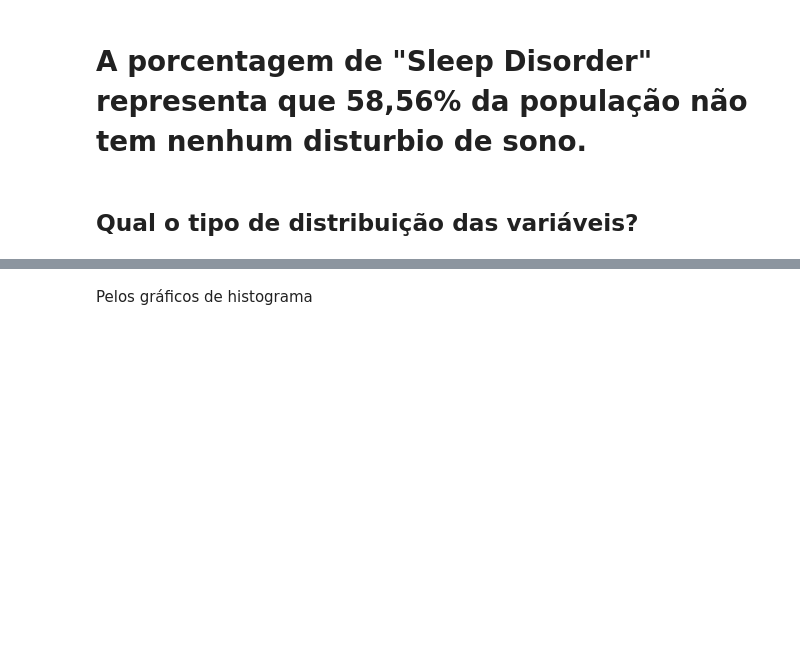
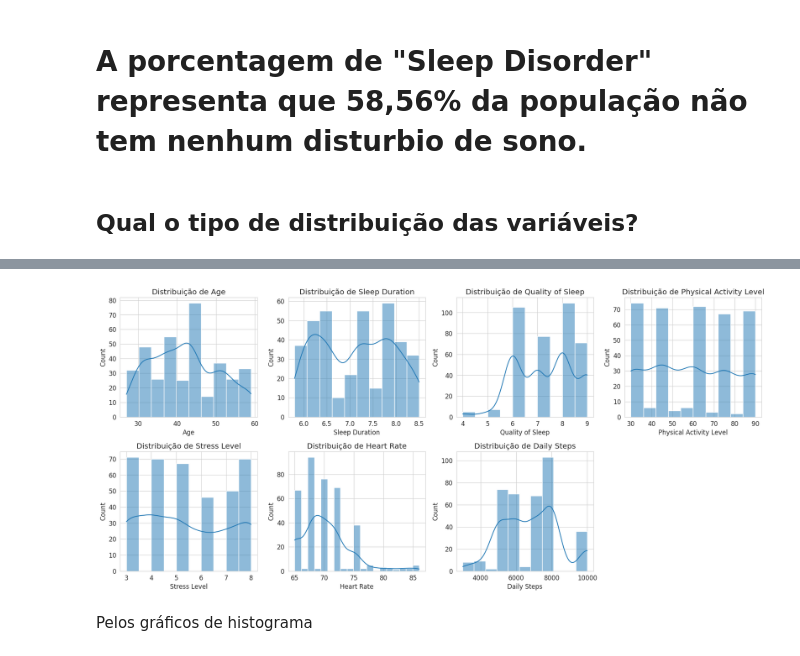
Before and after one commit to AndrielHenrique/Analise-de-Dados, a Jupyter notebook: base02.ipynb, the cells around one changed output, grey strips where cells are left out. Drawn from its saved outputs; the diff is of its cells as text; code cells hidden in the pictures; blank space fills up the shorter version.

```diff
--- a/base02.ipynb
+++ b/base02.ipynb
@@ -124,0 +141,4 @@ df.hist(bins=15, figsize=(30,12));
+# %%
+print("\nValores únicos em colunas:")
+for col in df.select_dtypes(include='object').columns:
+    print(f"- {col}: {df[col].unique()}")
@@ -124,0 +156,7 @@ df.hist(bins=15, figsize=(30,12));
+# %%
+print("\nDistribuição de Variáveis Categóricas:")
+for col in df.select_dtypes(include='object').columns:
+    print(f"\nContagem de valores para '{col}':")
+    print(df[col].value_counts())
+    print(f"\nProporção de valores para '{col}':")
+    print(df[col].value_counts(normalize=True) * 100)
@@ -124,0 +181,22 @@ df.hist(bins=15, figsize=(30,12));
+# %%
+numerical_cols = [
+    'Age', 'Sleep Duration', 'Quality of Sleep', 'Physical Activity Level',
+    'Stress Level', 'Heart Rate', 'Daily Steps'
+]
+# %%
+def detectar_outliers_iqr(dataframe, coluna):
+    Q1 = dataframe[coluna].quantile(0.25)
+    Q3 = dataframe[coluna].quantile(0.75)
+    IQR = Q3 - Q1
+    limite_inferior = Q1 - 1.5 * IQR
+    limite_superior = Q3 + 1.5 * IQR
+    outliers = dataframe[(dataframe[coluna] < limite_inferior) | (dataframe[coluna] > limite_superior)]
+    return outliers, limite_inferior, limite_superior
+
+print("\nDetecção de Outliers (IQR):")
+for col in numerical_cols:
+    outliers, lower_bound, upper_bound = detectar_outliers_iqr(df, col)
+    if not outliers.empty:
+        print(f"Outliers detectados na coluna '{col}': {len(outliers)}x.")
+    else:
+        print(f"Nenhum outlier significativo detectado na coluna '{col}'.")
@@ -125,3 +212,14 @@ df.hist(bins=15, figsize=(30,12));
+# %%
+# plotar o histograma das variáveis numéricas
+plt.figure(figsize=(18, 12))
+for i, col in enumerate(numerical_cols):
+    plt.subplot(3, 4, i + 1)
+    sns.histplot(df[col].dropna(), kde=True)
+    plt.title(f'Distribuição de {col}')
+plt.tight_layout()
+plt.show()
+# %% [output]
+[figure, added]
 # %% [markdown]
 Pelos gráficos de histograma
 # %% [markdown]
```
Also changed, not shown: parts of 15 cells of this notebook.
